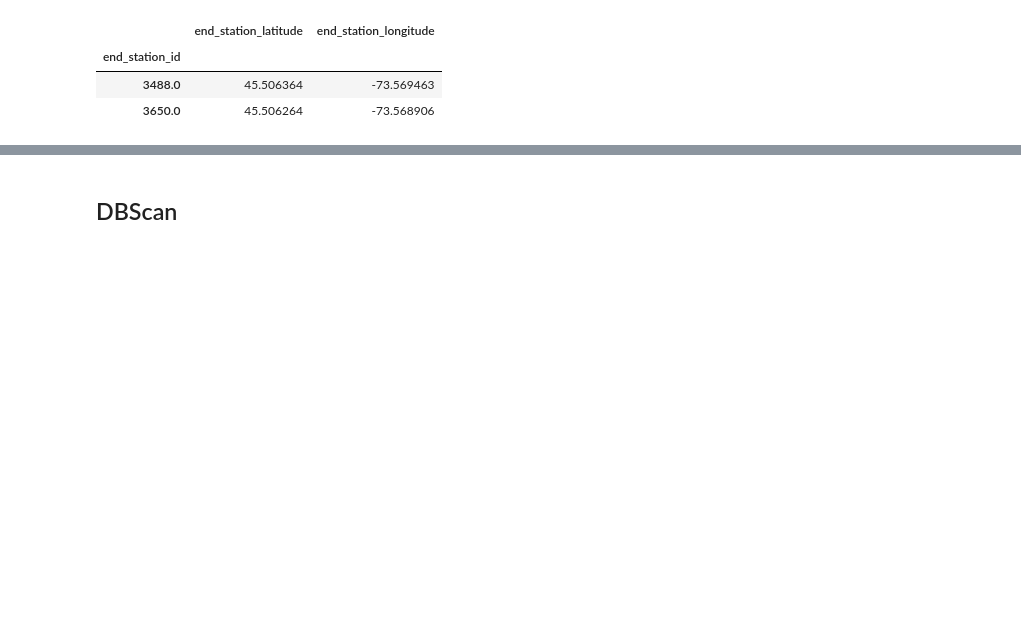
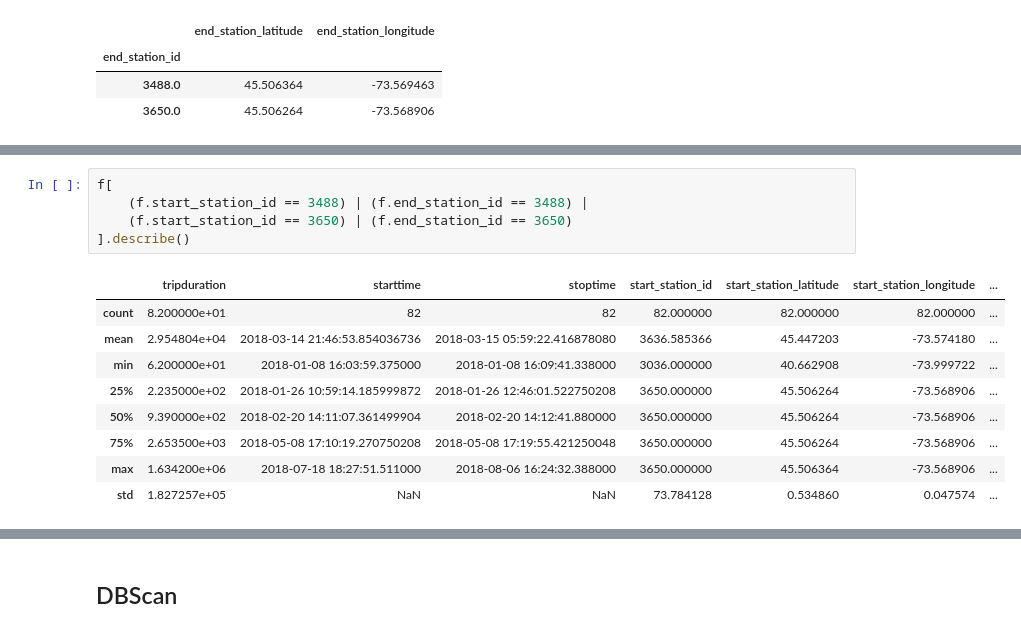
Before and after one commit to katrinemariepedersen/Business_analytics_project, a Jupyter notebook: Load_of_dat.ipynb, the cells around one changed output, grey strips where cells are left out. Saved outputs shown, nothing was run; the diff lists cells and outputs as text; blank space fills up the shorter version.

```diff
--- a/Load_of_dat.ipynb
+++ b/Load_of_dat.ipynb
@@ -159,0 +191,15 @@ f[f.start_station_id == 3488.0]
+# %%
+f[
+    (f.start_station_id == 3488) | (f.end_station_id == 3488) |
+    (f.start_station_id == 3650) | (f.end_station_id == 3650)
+].describe()
+# %% [output]
+|  | tripduration | starttime | stoptime | start_station_id | start_station_latitude | start_station_longitude | ... |
+| count | 8.200000e+01 | 82 | 82 | 82.000000 | 82.000000 | 82.000000 | ... |
+| mean | 2.954804e+04 | 2018-03-14 21:46:53.854036736 | 2018-03-15 05:59:22.416878080 | 3636.585366 | 45.447203 | -73.574180 | ... |
+| min | 6.200000e+01 | 2018-01-08 16:03:59.375000 | 2018-01-08 16:09:41.338000 | 3036.000000 | 40.662908 | -73.999722 | ... |
+| 25% | 2.235000e+02 | 2018-01-26 10:59:14.185999872 | 2018-01-26 12:46:01.522750208 | 3650.000000 | 45.506264 | -73.568906 | ... |
+| 50% | 9.390000e+02 | 2018-02-20 14:11:07.361499904 | 2018-02-20 14:12:41.880000 | 3650.000000 | 45.506264 | -73.568906 | ... |
+| 75% | 2.653500e+03 | 2018-05-08 17:10:19.270750208 | 2018-05-08 17:19:55.421250048 | 3650.000000 | 45.506264 | -73.568906 | ... |
+| max | 1.634200e+06 | 2018-07-18 18:27:51.511000 | 2018-08-06 16:24:32.388000 | 3650.000000 | 45.506364 | -73.568906 | ... |
+| std | 1.827257e+05 | NaN | NaN | 73.784128 | 0.534860 | 0.047574 | ... |
```
Also changed, not shown: parts of 8 cells of this notebook.
